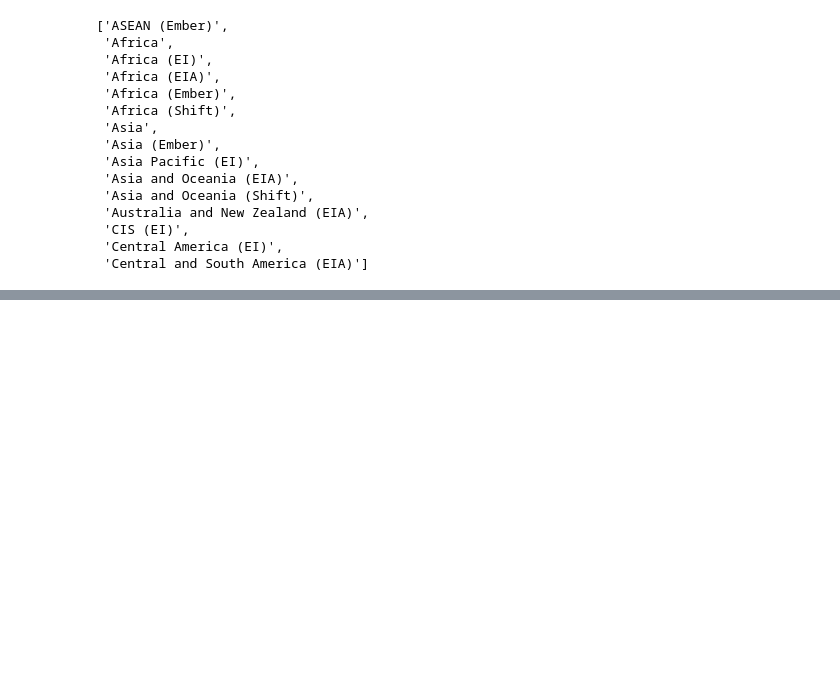
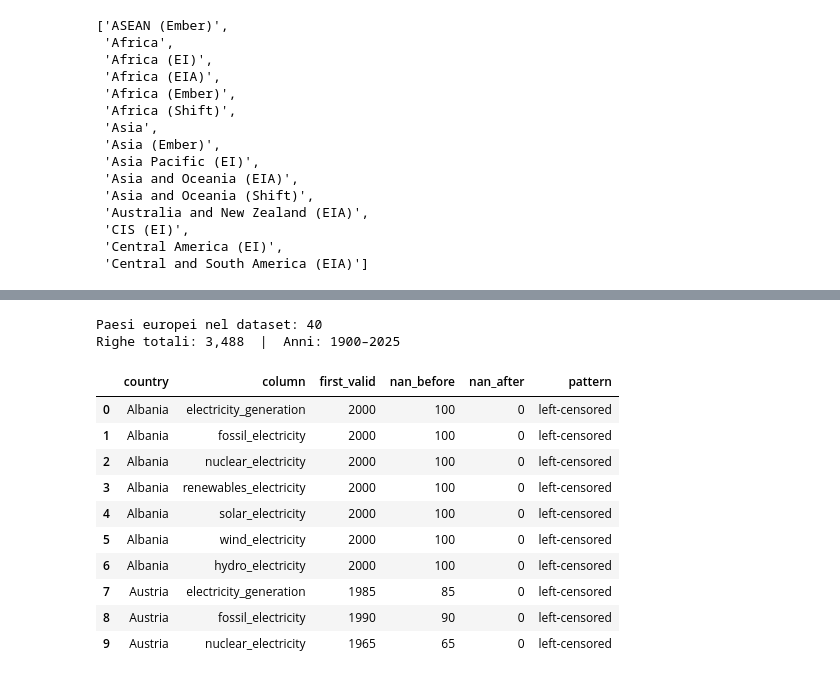
Before and after one commit to marco-pedretti/Progetto-Data-Visualization-e-Dashboard-Design, a Jupyter notebook: eda_energia_europa.ipynb, the cells around one changed output, grey strips where cells are left out. Cells and saved outputs as stored; diff of their text form; code cells hidden in the pictures; blank space fills up the shorter version.

```diff
--- a/eda_energia_europa.ipynb
+++ b/eda_energia_europa.ipynb
@@ -97,0 +121,72 @@ Aggregati/non-paesi individuati: 94
+# %%
+EUROPE_ISO = {
+    "ALB", "AND", "AUT", "BLR", "BEL", "BIH", "BGR", "HRV", "CYP", "CZE",
+    "DNK", "EST", "FIN", "FRA", "DEU", "GRC", "HUN", "ISL", "IRL", "ITA",
+    "XKX", "LVA", "LIE", "LTU", "LUX", "MLT", "MDA", "MCO", "MNE", "NLD",
+    "MKD", "NOR", "POL", "PRT", "ROU", "RUS", "SMR", "SRB", "SVK", "SVN",
+    "ESP", "SWE", "CHE", "UKR", "GBR", "VAT",
+}
+
+KEY_COLS = [
+    "electricity_generation",
+    "fossil_electricity",
+    "nuclear_electricity",
+    "renewables_electricity",
+    "solar_electricity",
+    "wind_electricity",
+    "hydro_electricity",
+]
+
+df_eu = df[df["iso_code"].isin(EUROPE_ISO)].copy()
+print(f"Paesi europei nel dataset: {df_eu['country'].nunique()}")
+print(f"Righe totali: {len(df_eu):,}  |  Anni: {df_eu['year'].min()}–{df_eu['year'].max()}")
+# %% [output]
+Paesi europei nel dataset: 40
+Righe totali: 3,488  |  Anni: 1900–2025
+# %%
+def classify_missing(series: pd.Series) -> dict:
+    """
+    Classifica il pattern dei NaN in una serie temporale ordinata per anno.
+    - 'left-censored'  : NaN solo prima del primo valore valido, poi serie continua
+    - 'internal-gaps'  : NaN presenti anche dopo che la serie è iniziata
+    - 'always-null'    : nessun dato disponibile
+    - 'complete'       : nessun NaN
+    """
+    first_idx = series.first_valid_index()
+    if first_idx is None:
+        return {"first_valid": None, "nan_before": int(series.isna().sum()), "nan_after": 0, "pattern": "always-null"}
+
+    nan_before = int(series.loc[:first_idx].iloc[:-1].isna().sum())
+    nan_after  = int(series.loc[first_idx:].isna().sum())
+
+    if nan_after == 0:
+        pattern = "complete" if nan_before == 0 else "left-censored"
+    else:
+        pattern = "internal-gaps"
+
+    return {"first_valid": first_idx, "nan_before": nan_before, "nan_after": nan_after, "pattern": pattern}
+
+
+records = []
+for country, grp in df_eu.groupby("country"):
+    grp_sorted = grp.sort_values("year").set_index("year")
+    for col in KEY_COLS:
+        if col not in grp_sorted.columns:
+            continue
+        info = classify_missing(grp_sorted[col])
+        records.append({"country": country, "column": col, **info})
+
+miss = pd.DataFrame(records)
+miss.head(10)
+# %% [output]
+|  | country | column | first_valid | nan_before | nan_after | pattern |
+| 0 | Albania | electricity_generation | 2000 | 100 | 0 | left-censored |
+| 1 | Albania | fossil_electricity | 2000 | 100 | 0 | left-censored |
+| 2 | Albania | nuclear_electricity | 2000 | 100 | 0 | left-censored |
+| 3 | Albania | renewables_electricity | 2000 | 100 | 0 | left-censored |
+| 4 | Albania | solar_electricity | 2000 | 100 | 0 | left-censored |
+| 5 | Albania | wind_electricity | 2000 | 100 | 0 | left-censored |
+| 6 | Albania | hydro_electricity | 2000 | 100 | 0 | left-censored |
+| 7 | Austria | electricity_generation | 1985 | 85 | 0 | left-censored |
+| 8 | Austria | fossil_electricity | 1990 | 90 | 0 | left-censored |
+| 9 | Austria | nuclear_electricity | 1965 | 65 | 0 | left-censored |
```
Also changed, not shown: parts of 4 cells of this notebook.
